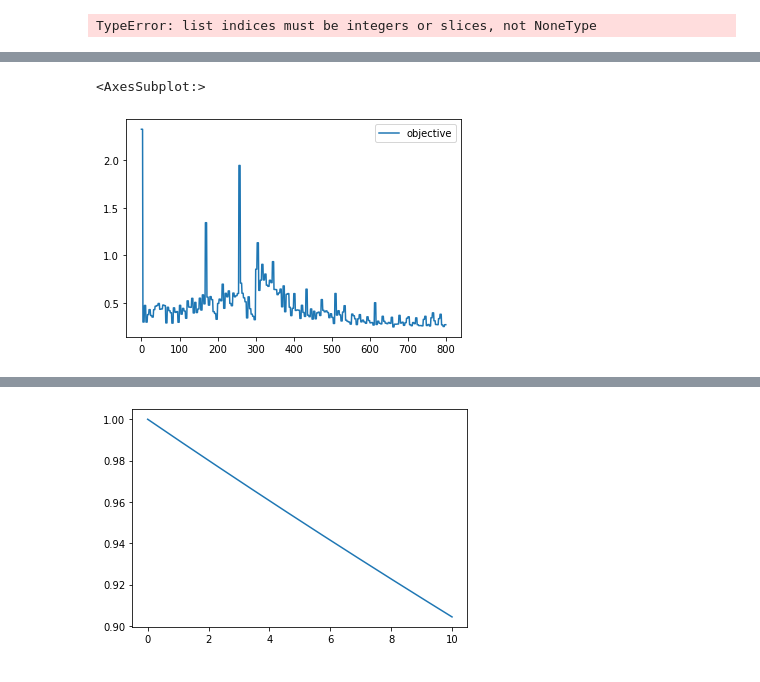
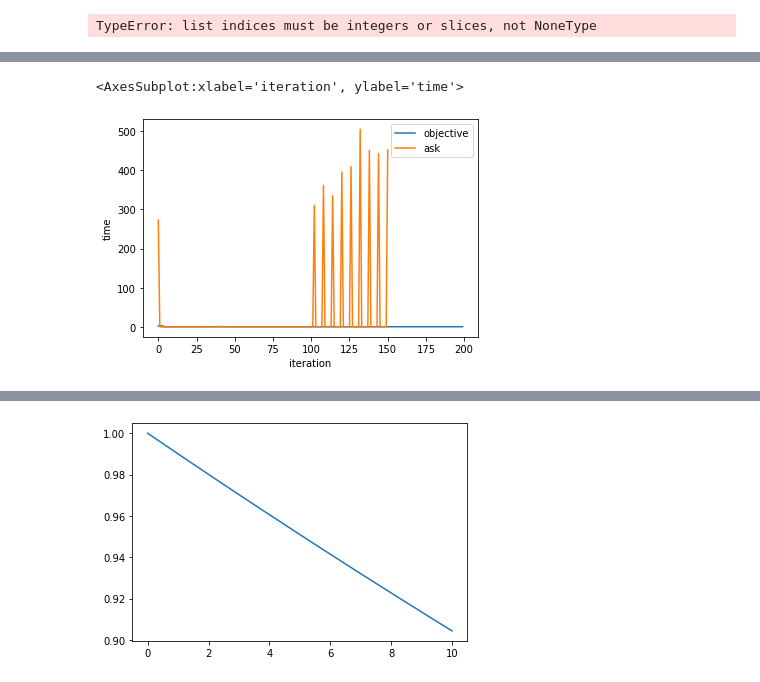
Before and after one commit to revmischa/crypto-trader, a Jupyter notebook: strategize-skopt.ipynb, the cells around one changed output, grey strips where cells are left out. Drawn from its saved outputs; the diff is of its cells as text; code cells hidden in the pictures.

```diff
--- a/strategize-skopt.ipynb
+++ b/strategize-skopt.ipynb
@@ -559,7 +557,10 @@ _ = skplots.plot_evaluations(best_opt_result)
 obj_timing_df = pd.DataFrame({'objective': obj_timers})
 ask_timing_df = pd.DataFrame({'ask': ask_timers})
 # %%
-obj_timing_df.plot()
+ax = obj_timing_df.plot()
+ax.set_xlabel("iteration")
+ax.set_ylabel("time")
+ask_timing_df.plot(ax=ax)
 # %% [output]
-<AxesSubplot:>
+<AxesSubplot:xlabel='iteration', ylabel='time'>
-[figure, old version]
+[figure, new version]
```
Also changed, not shown: parts of 7 cells of this notebook.
